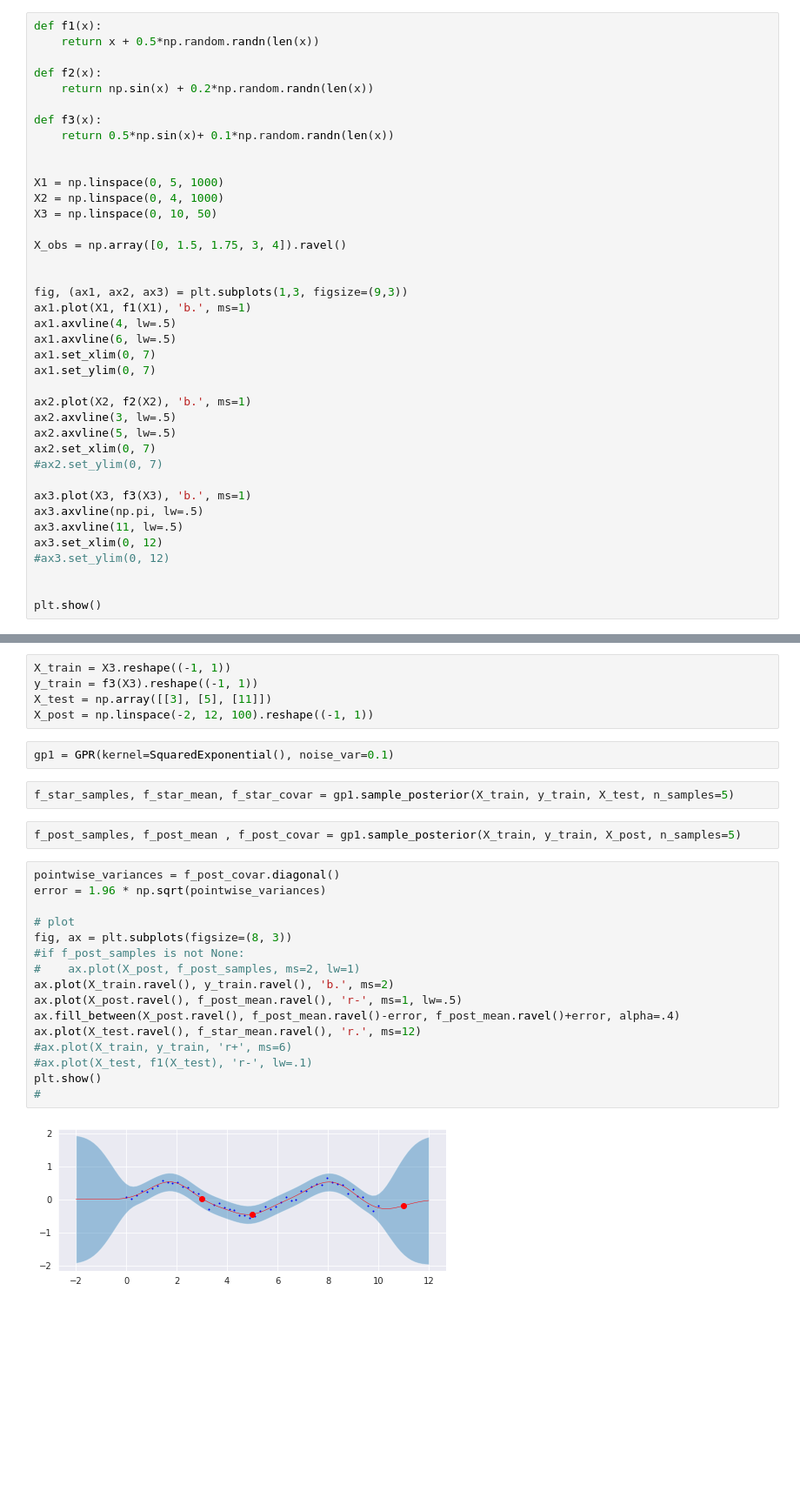
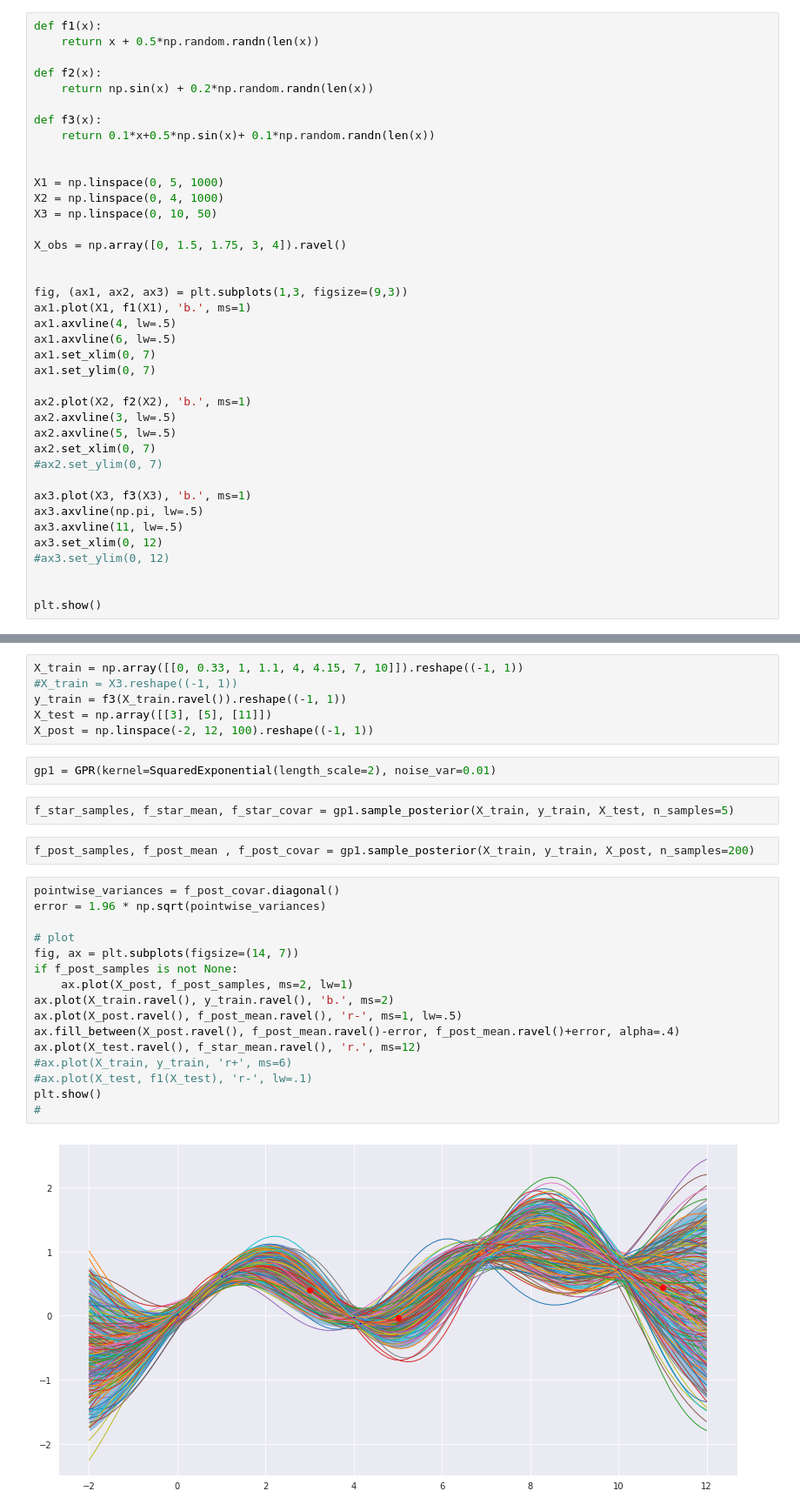
Before and after one commit to kaijennissen/gaussian_processes, a Jupyter notebook: gp-tutorial/gp-tutorial-1-introduction.ipynb, the cells around one changed output, grey strips where cells are left out. Shown: that part at 87% size. Cells and saved outputs as stored; diff of their text form; blank space fills up the shorter version.

```diff
--- a/gp-tutorial/gp-tutorial-1-introduction.ipynb
+++ b/gp-tutorial/gp-tutorial-1-introduction.ipynb
@@ -36,7 +36,7 @@ def f2(x):
     return np.sin(x) + 0.2*np.random.randn(len(x))
 
 def f3(x):
-    return 0.5*np.sin(x)+ 0.1*np.random.randn(len(x))
+    return 0.1*x+0.5*np.sin(x)+ 0.1*np.random.randn(len(x))
 
 
 X1 = np.linspace(0, 5, 1000)
@@ -218,31 +218,32 @@ class SquaredExponential():
 
         return self.theta[1]*K
 # %%
-X_train = X3.reshape((-1, 1))
-y_train = f3(X3).reshape((-1, 1))
+X_train = np.array([[0, 0.33, 1, 1.1, 4, 4.15, 7, 10]]).reshape((-1, 1))
+#X_train = X3.reshape((-1, 1))
+y_train = f3(X_train.ravel()).reshape((-1, 1))
 X_test = np.array([[3], [5], [11]])
 X_post = np.linspace(-2, 12, 100).reshape((-1, 1))
 # %%
-gp1 = GPR(kernel=SquaredExponential(), noise_var=0.1)
+gp1 = GPR(kernel=SquaredExponential(length_scale=2), noise_var=0.01)
 # %%
 f_star_samples, f_star_mean, f_star_covar = gp1.sample_posterior(X_train, y_train, X_test, n_samples=5)
 # %%
-f_post_samples, f_post_mean , f_post_covar = gp1.sample_posterior(X_train, y_train, X_post, n_samples=5)
+f_post_samples, f_post_mean , f_post_covar = gp1.sample_posterior(X_train, y_train, X_post, n_samples=200)
 # %%
 pointwise_variances = f_post_covar.diagonal()
 error = 1.96 * np.sqrt(pointwise_variances)
 
 # plot
-fig, ax = plt.subplots(figsize=(8, 3))
-#if f_post_samples is not None:
-#    ax.plot(X_post, f_post_samples, ms=2, lw=1)
+fig, ax = plt.subplots(figsize=(14, 7))
+if f_post_samples is not None:
+    ax.plot(X_post, f_post_samples, ms=2, lw=1)
 ax.plot(X_train.ravel(), y_train.ravel(), 'b.', ms=2)
 ax.plot(X_post.ravel(), f_post_mean.ravel(), 'r-', ms=1, lw=.5)
 ax.fill_between(X_post.ravel(), f_post_mean.ravel()-error, f_post_mean.ravel()+error, alpha=.4)
 ax.plot(X_test.ravel(), f_star_mean.ravel(), 'r.', ms=12)
 #ax.plot(X_train, y_train, 'r+', ms=6)
 #ax.plot(X_test, f1(X_test), 'r-', lw=.1)
 plt.show()
 #
 # %% [output]
-[figure, old version]
+[figure, new version]
```
Also changed, not shown: parts of 4 cells of this notebook, 1 other file.
